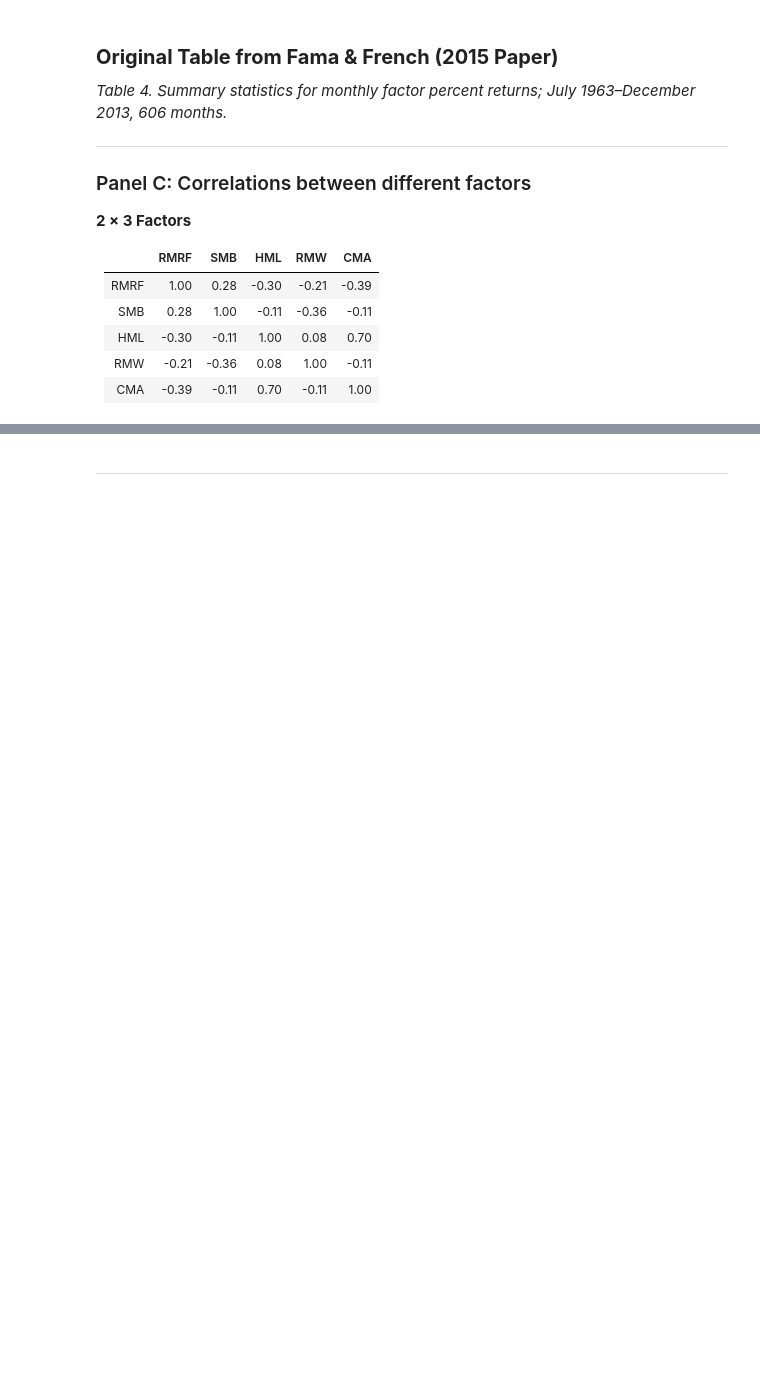
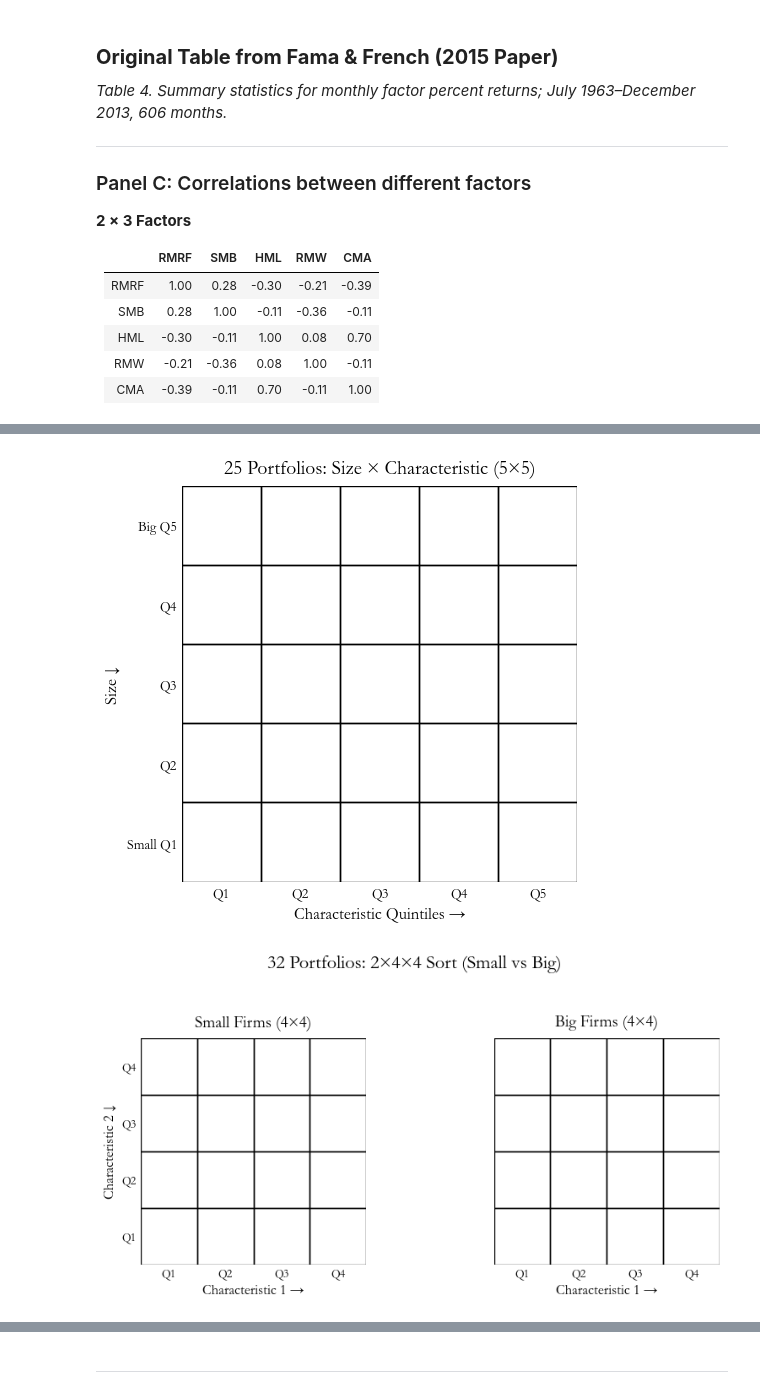
Before and after one commit to ignaciomacan/FFM, a Jupyter notebook: FFM_DRAFT_11.20.ipynb, the cells around one changed output, grey strips where cells are left out. Cells and saved outputs as stored; diff of their text form; code cells hidden in the pictures; blank space fills up the shorter version.

```diff
--- a/FFM_DRAFT_11.20.ipynb
+++ b/FFM_DRAFT_11.20.ipynb
@@ -1465,0 +1459,79 @@ Because this analysis uses the pre-computed factor returns—which are the resul
+# %%
+import matplotlib.pyplot as plt
+from matplotlib.patches import Rectangle
+
+plt.rcParams["font.family"] = "Garamond"
+
+def draw_grid(ax, n_rows, n_cols, row_label, col_label,
+              row_names=None, col_names=None, title=""):
+    ax.set_title(title, fontsize=14, pad=10)
+    ax.set_xlim(0, n_cols)
+    ax.set_ylim(0, n_rows)
+    ax.set_aspect("equal")
+
+    for i in range(n_rows):
+        for j in range(n_cols):
+            rect = Rectangle((j, i), 1, 1,
+                             fill=False, linewidth=1)
+            ax.add_patch(rect)
+
+    ax.set_xticks([k + 0.5 for k in range(n_cols)])
+    ax.set_yticks([k + 0.5 for k in range(n_rows)])
+    ax.set_xticklabels(col_names if col_names else ["" for _ in range(n_cols)])
+    ax.set_yticklabels(row_names if row_names else ["" for _ in range(n_rows)])
+
+    ax.set_xlabel(col_label, fontsize=12)
+    ax.set_ylabel(row_label, fontsize=12)
+
+    ax.tick_params(axis='both', length=0)
+    for spine in ax.spines.values():
+        spine.set_visible(False)
+
+
+fig, ax = plt.subplots(figsize=(5, 5))
+
+row_names_5 = ["Small Q1", "Q2", "Q3", "Q4", "Big Q5"]
+col_names_5 = ["Q1", "Q2", "Q3", "Q4", "Q5"]
+
+draw_grid(ax,
+          n_rows=5,
+          n_cols=5,
+          row_label="Size ↓",
+          col_label="Characteristic Quintiles →",
+          row_names=row_names_5,
+          col_names=col_names_5,
+          title="25 Portfolios: Size × Characteristic (5×5)")
+
+plt.tight_layout()
+plt.show()
+
+
+fig, axes = plt.subplots(1, 2, figsize=(9, 4), sharey=True)
+
+col_names_4 = ["Q1", "Q2", "Q3", "Q4"]
+row_names_4 = ["Q1", "Q2", "Q3", "Q4"]
+
+draw_grid(axes[0],
+          n_rows=4,
+          n_cols=4,
+          row_label="Characteristic 2 ↓",
+          col_label="Characteristic 1 →",
+          row_names=row_names_4,
+          col_names=col_names_4,
+          title="Small Firms (4×4)")
+
+draw_grid(axes[1],
+          n_rows=4,
+          n_cols=4,
+          row_label="",
+          col_label="Characteristic 1 →",
+          row_names=row_names_4,
+          col_names=col_names_4,
+          title="Big Firms (4×4)")
+
+fig.suptitle("32 Portfolios: 2×4×4 Sort (Small vs Big)", fontsize=16, y=1.05)
+plt.tight_layout()
+plt.show()
+# %% [output]
+[figure, added]
+[figure, added]
```
Also changed, not shown: parts of 13 cells of this notebook.
